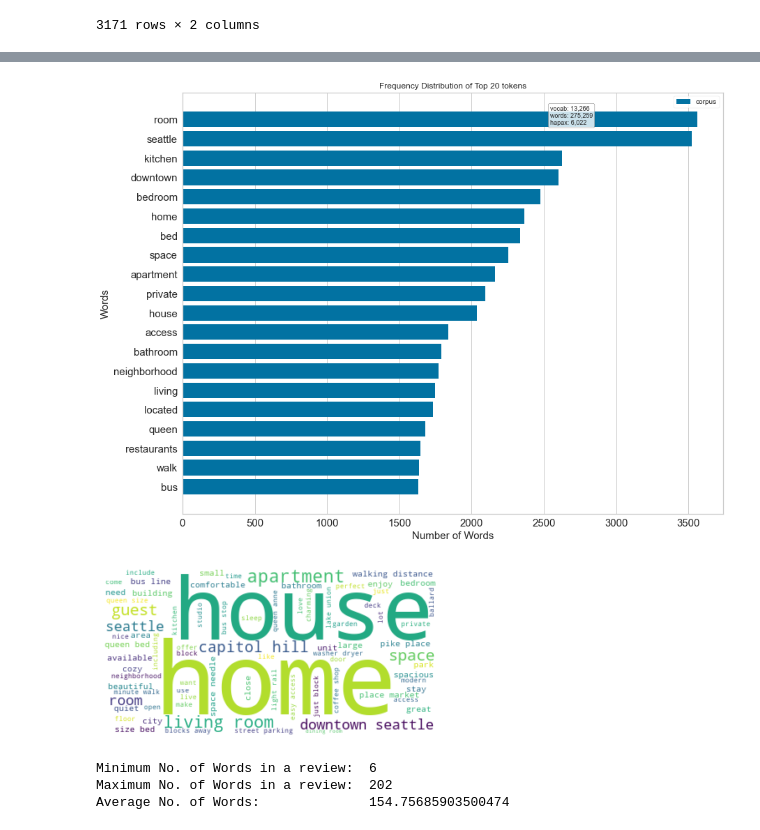
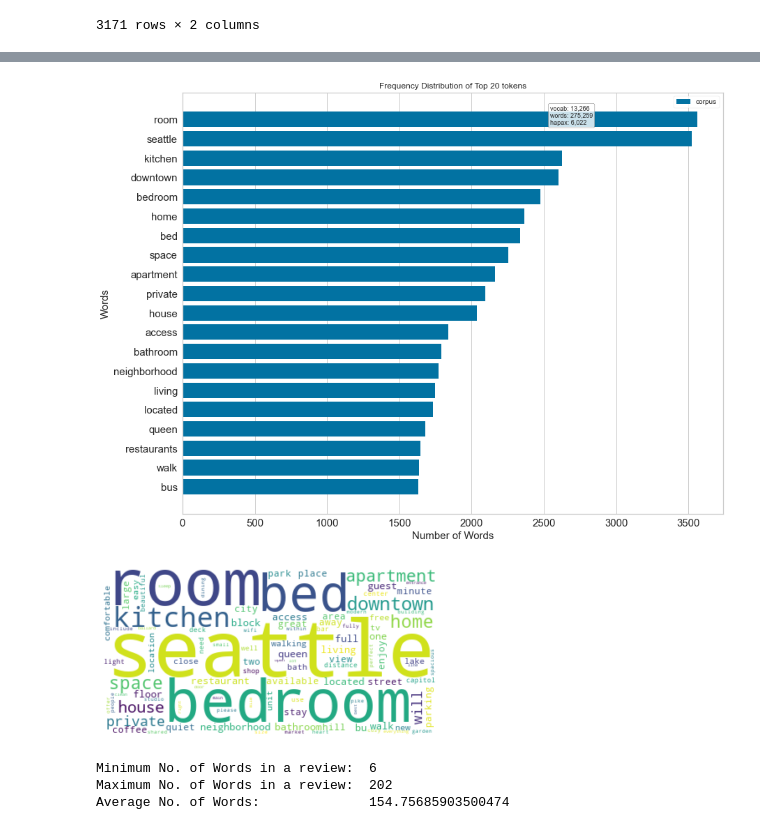
Before and after one commit to boohooo/AirBnB, a Jupyter notebook: EDA on Description.ipynb, the cells around one changed output, grey strips where cells are left out. Drawn from its saved outputs; the diff is of its cells as text; code cells hidden in the pictures.

```diff
--- a/EDA on Description.ipynb
+++ b/EDA on Description.ipynb
@@ -133,7 +133,7 @@ vis.show()
 
 #########################################
 
-cloud = WordCloud(stopwords='english', background_color="white", max_words=80, max_font_size=120)
+cloud = WordCloud(stopwords='english', background_color="white", max_words=100, max_font_size=120, collocations=False)
 
 text = ' '.join(aDF['description'])
 text
@@ -163,35 +163,35 @@ features = vec.get_feature_names()
 vm = pd.DataFrame(doc.toarray(), columns=features)
 
 vm
 
 #vm = vm.transpose()
 
 
 vis = FreqDistVisualizer(features=features, orient='h', n=20, size=(1000,800)) #n = top n words
 
 vis.fit(doc)
 
 plt.xlabel("Number of Words", fontsize=15)
 plt.ylabel("Words", fontsize=15)
 plt.tick_params(labelsize=15)
 
 vis.show()
 
 
 #########################################
 
-cloud2 = WordCloud(stopwords=stop_words, background_color="white", max_words=80, max_font_size=120)
+cloud2 = WordCloud( background_color="white", max_words=100, max_font_size=120, collocations=False) #COLLOCATIONS FALSE!!!!!!!!!
 
 text = ' '.join(aDF['description'])
 text
 
 wordcloud2 = cloud2.generate(text)
 plt.imshow(wordcloud2, interpolation="bilinear")
 plt.axis("off")
 plt.show()
 # %% [output]
 [figure]
-[figure, old version]
+[figure, new version]
 # %%
 aDF['words'] = aDF['description'].apply(lambda x: len(str(x).split())) #length of each description
 
```
Also changed, not shown: parts of 1 cell of this notebook.
